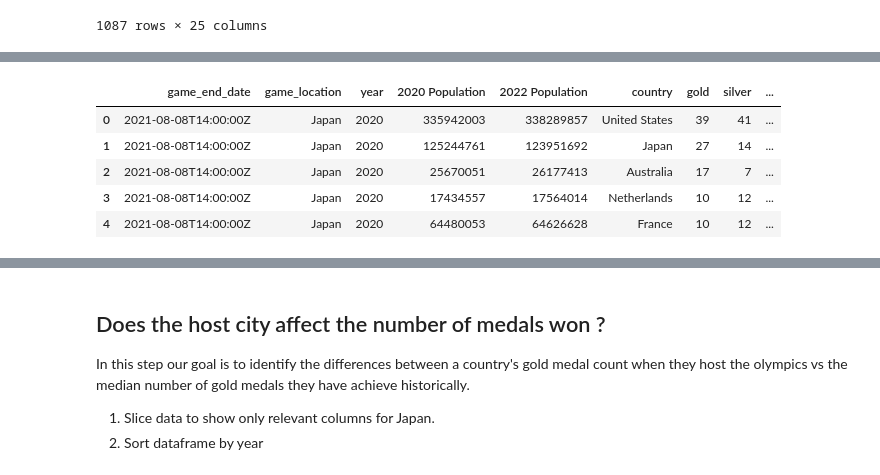
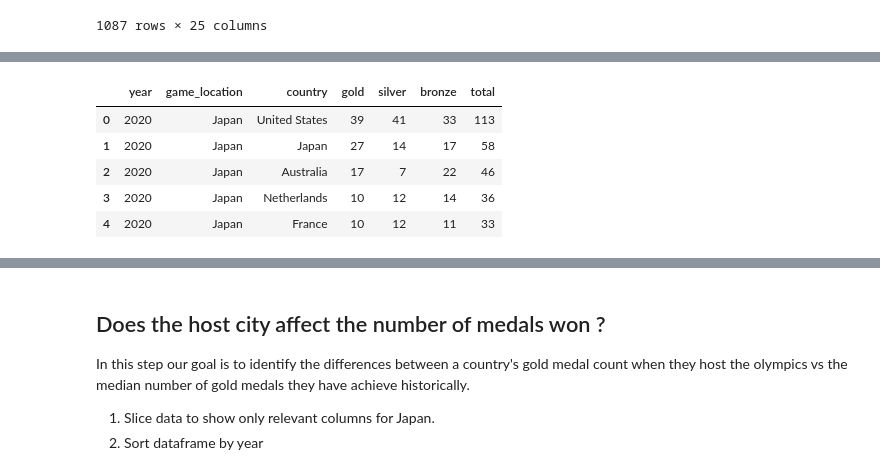
Before and after one commit to ncmoliver/olympic_analysis, a Jupyter notebook: olympic_analysis.ipynb, the cells around one changed output, grey strips where cells are left out. Cells and saved outputs as stored; diff of their text form; code cells hidden in the pictures.

Commit message:
Total Medals vs Host City Total Medal - Data Standardizatoin Completed

```diff
--- a/olympic_analysis.ipynb
+++ b/olympic_analysis.ipynb
@@ -195,11 +215,11 @@ data
 # %%
 # Pull relevant 2020 and 2022 population columns for analysis
-population_df = olympic_df[['game_end_date', 'game_location', 'year', '2020 Population', '2022 Population','country', 'gold', 'silver', 'bronze', 'total' ]]
+population_df = olympic_df[['year','game_location', 'country', 'gold', 'silver', 'bronze', 'total' ]]
 population_df.head()
 # %% [output]
-|  | game_end_date | game_location | year | 2020 Population | 2022 Population | country | gold | silver | ... |
-| 0 | 2021-08-08T14:00:00Z | Japan | 2020 | 335942003 | 338289857 | United States | 39 | 41 | ... |
-| 1 | 2021-08-08T14:00:00Z | Japan | 2020 | 125244761 | 123951692 | Japan | 27 | 14 | ... |
-| 2 | 2021-08-08T14:00:00Z | Japan | 2020 | 25670051 | 26177413 | Australia | 17 | 7 | ... |
-| 3 | 2021-08-08T14:00:00Z | Japan | 2020 | 17434557 | 17564014 | Netherlands | 10 | 12 | ... |
-| 4 | 2021-08-08T14:00:00Z | Japan | 2020 | 64480053 | 64626628 | France | 10 | 12 | ... |
+|  | year | game_location | country | gold | silver | bronze | total |
+| 0 | 2020 | Japan | United States | 39 | 41 | 33 | 113 |
+| 1 | 2020 | Japan | Japan | 27 | 14 | 17 | 58 |
+| 2 | 2020 | Japan | Australia | 17 | 7 | 22 | 46 |
+| 3 | 2020 | Japan | Netherlands | 10 | 12 | 14 | 36 |
+| 4 | 2020 | Japan | France | 10 | 12 | 11 | 33 |
```
Also changed, not shown: parts of 16 cells of this notebook.
